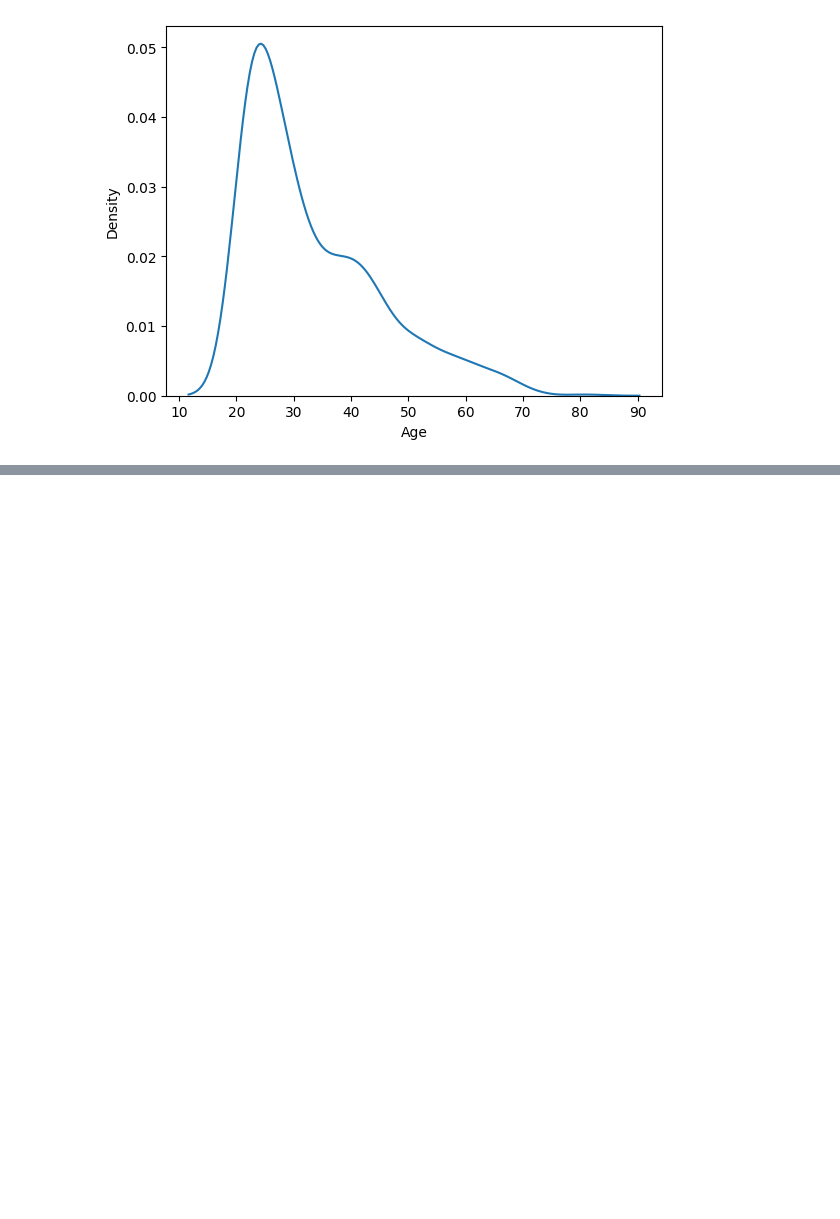
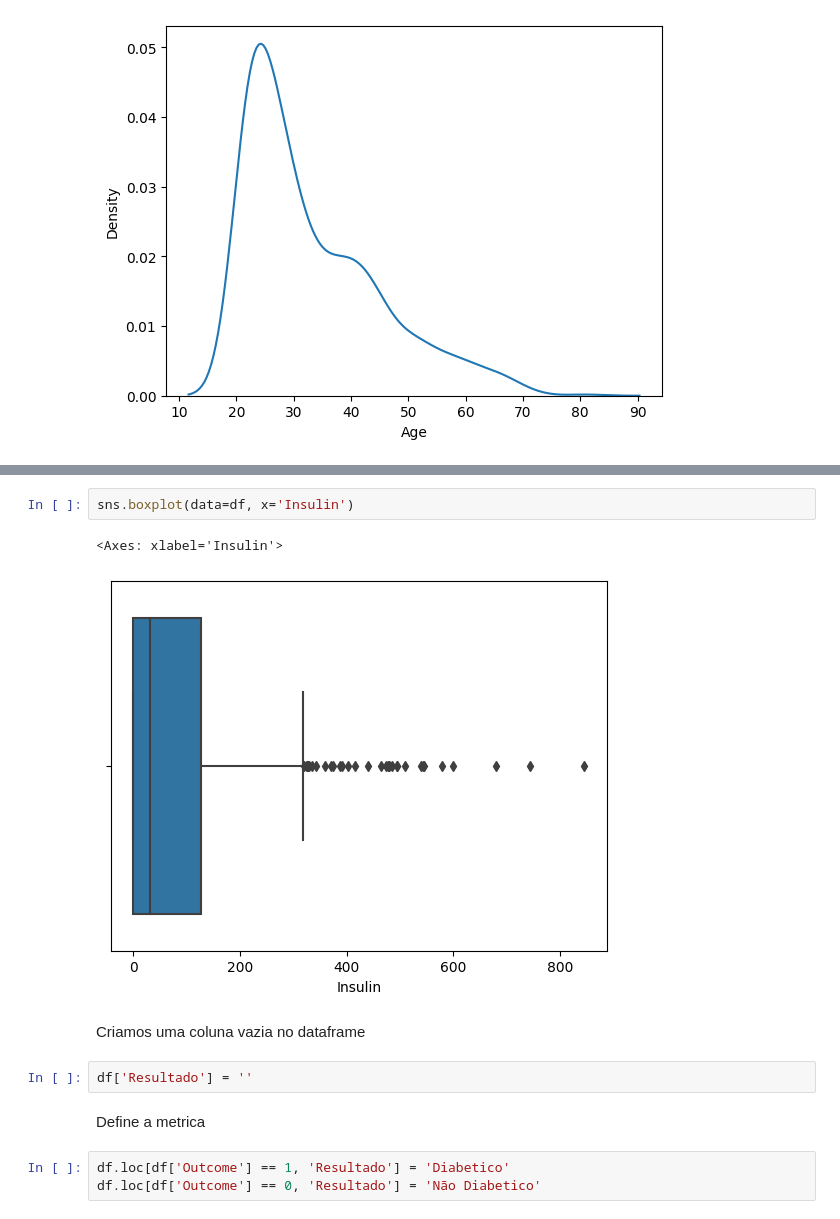
Before and after one commit to rdthemis/ADTD, a Jupyter notebook: Gráficos.ipynb, the cells around one changed output, grey strips where cells are left out. Saved outputs shown, nothing was run; the diff lists cells and outputs as text; blank space fills up the shorter version.

```diff
--- a/Gráficos.ipynb
+++ b/Gráficos.ipynb
@@ -45,0 +51,14 @@ sns.kdeplot(data=df, x='Age')
+# %%
+sns.boxplot(data=df, x='Insulin')
+# %% [output]
+<Axes: xlabel='Insulin'>
+[figure, added]
+# %% [markdown]
+Criamos uma coluna vazia no dataframe
+# %%
+df['Resultado'] = ''
+# %% [markdown]
+Define a metrica
+# %%
+df.loc[df['Outcome'] == 1, 'Resultado'] = 'Diabetico'
+df.loc[df['Outcome'] == 0, 'Resultado'] = 'Não Diabetico'
```
Also changed, not shown: parts of 3 cells of this notebook.
